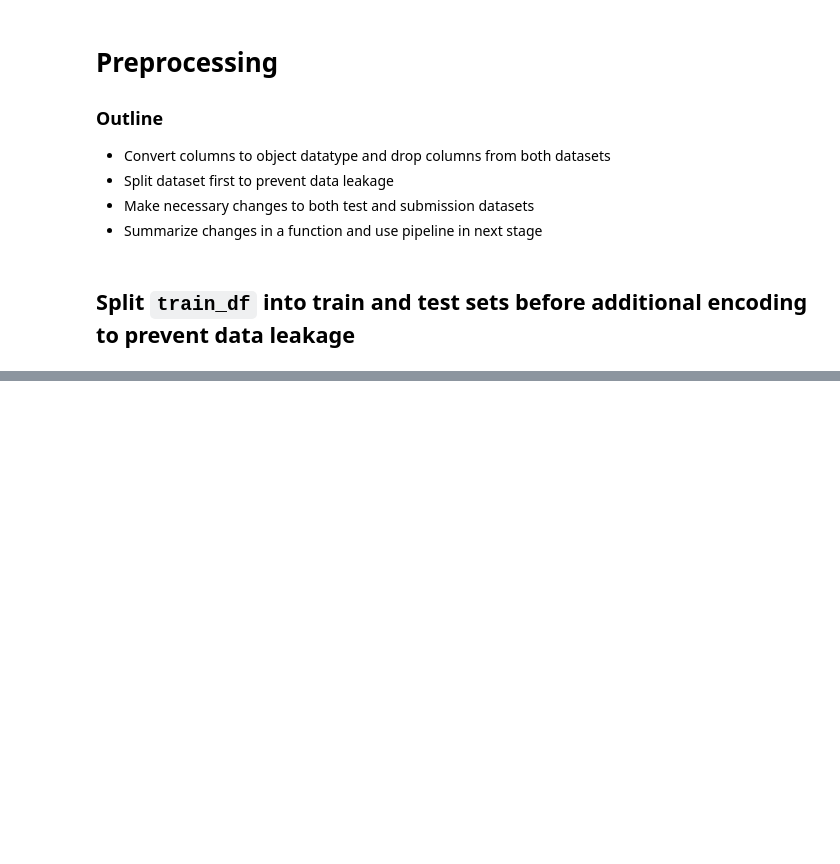
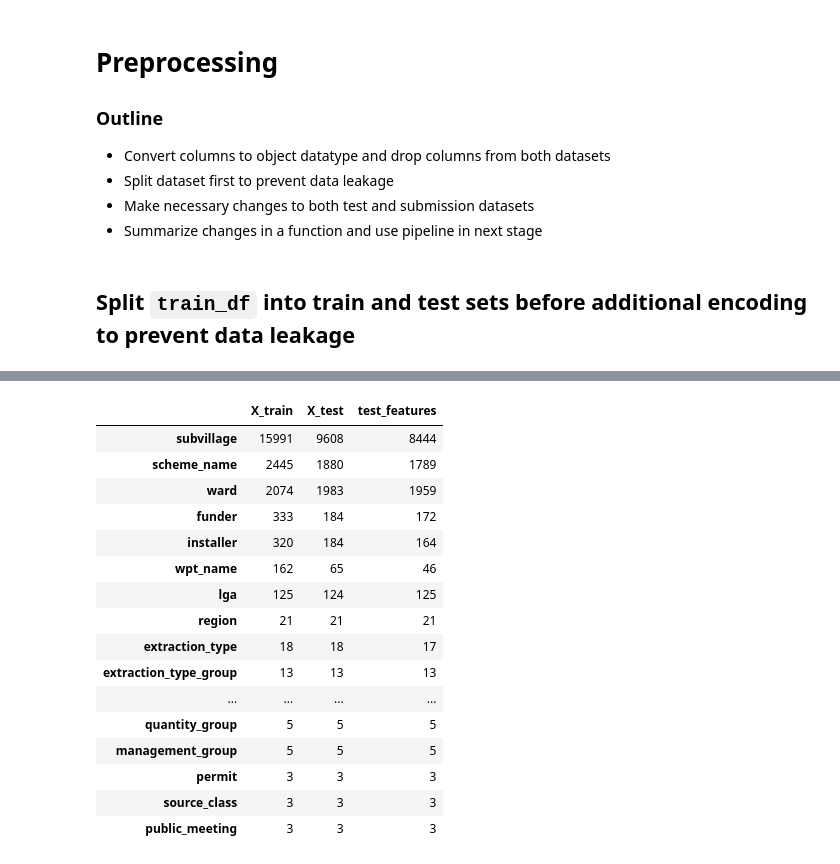
Before and after one commit to towbsss/drivendata_pump_it_up, a Jupyter notebook: 02_Preprocessing.ipynb, the cells around one changed output, grey strips where cells are left out. Drawn from its saved outputs; the diff is of its cells as text; code cells hidden in the pictures; blank space fills up the shorter version.

```diff
--- a/02_Preprocessing.ipynb
+++ b/02_Preprocessing.ipynb
@@ -305,4 +301,5 @@ X = train_df.drop(columns='status_group', axis=1)
 y = train_df['status_group']
 
 # Split train_df into 70% train and 30% test, stratified by y ('status_group')
-X_train, X_test, y_train, y_test = train_test_split(X, y, test_size=0.3, stratify=y, random_state=604)
+X_train, X_test, y_train, y_test = train_test_split(X, y, test_size=0.3,
+                                                    stratify=y, random_state=604)
@@ -354,0 +348,42 @@ for col in categorical_columns:
+# %%
+# Count number of categories per categorical column
+from collections import defaultdict
+
+# Function to count categories in each categorical column
+def count_categories(df):
+    category_counts = defaultdict(int)
+    for column in df.select_dtypes(include=['object']).columns:
+        category_counts[column] = df[column].nunique()
+    return category_counts
+
+# Get category counts for X_train, X_test, and test_features
+category_counts_X_train = count_categories(X_train)
+category_counts_X_test = count_categories(X_test)
+category_counts_test_features = count_categories(test_features)
+
+# Combine the counts into a single dataframe for easier inspection
+combined_category_counts = pd.DataFrame({
+    'X_train': pd.Series(category_counts_X_train),
+    'X_test': pd.Series(category_counts_X_test),
+    'test_features': pd.Series(category_counts_test_features)
+})
+
+combined_category_counts.sort_values(by='X_train', ascending=False)
+# %% [output]
+|  | X_train | X_test | test_features |
+| subvillage | 15991 | 9608 | 8444 |
+| scheme_name | 2445 | 1880 | 1789 |
+| ward | 2074 | 1983 | 1959 |
+| funder | 333 | 184 | 172 |
+| installer | 320 | 184 | 164 |
+| wpt_name | 162 | 65 | 46 |
+| lga | 125 | 124 | 125 |
+| region | 21 | 21 | 21 |
+| extraction_type | 18 | 18 | 17 |
+| extraction_type_group | 13 | 13 | 13 |
+| ... | ... | ... | ... |
+| quantity_group | 5 | 5 | 5 |
+| management_group | 5 | 5 | 5 |
+| permit | 3 | 3 | 3 |
+| source_class | 3 | 3 | 3 |
+| public_meeting | 3 | 3 | 3 |
```
Also changed, not shown: parts of 21 cells of this notebook.
